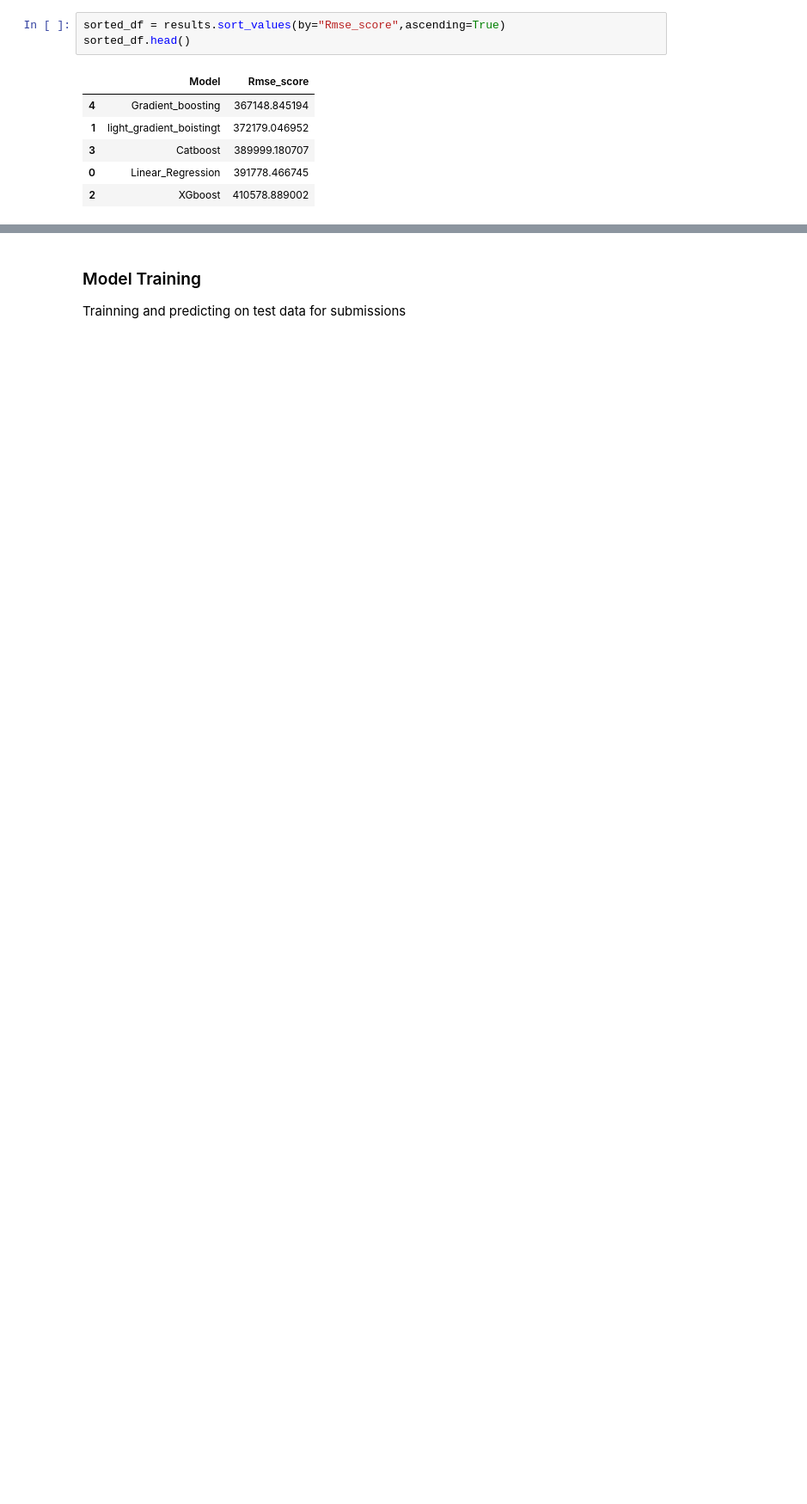
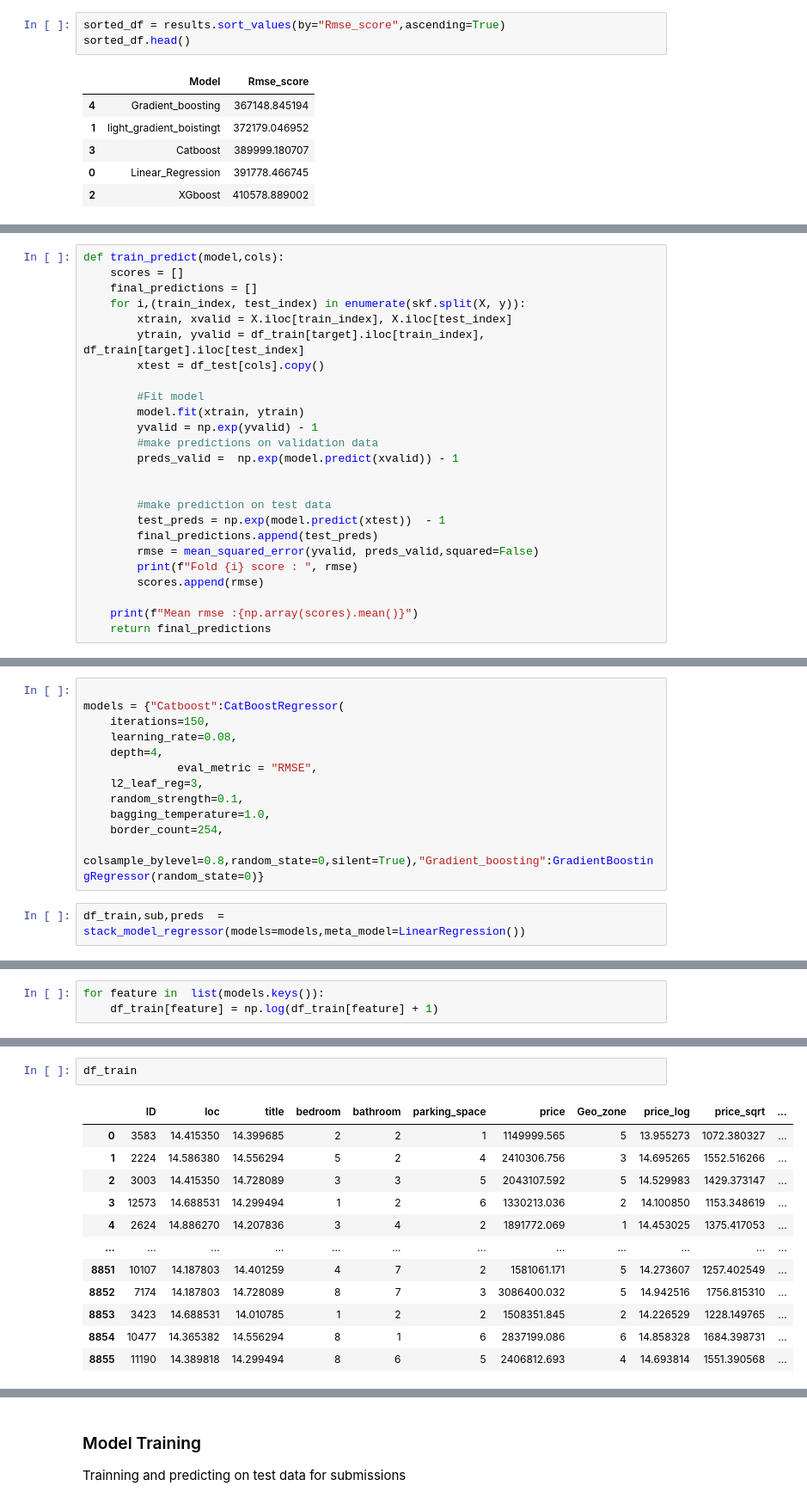
Before and after one commit to OwusuBlessing/DSN-2023-Qualification-hackaton, a Jupyter notebook: Zindi_code/Model_Building.ipynb, the cells around one changed output, grey strips where cells are left out. Shown: that part at 86% size. Drawn from its saved outputs; the diff is of its cells as text; blank space fills up the shorter version.

```diff
--- a/Zindi_code/Model_Building.ipynb
+++ b/Zindi_code/Model_Building.ipynb
@@ -304,0 +316,25 @@ sorted_df.head()
+# %%
+def train_predict(model,cols):
+    scores = []
+    final_predictions = []
+    for i,(train_index, test_index) in enumerate(skf.split(X, y)):
+        xtrain, xvalid = X.iloc[train_index], X.iloc[test_index]
+        ytrain, yvalid = df_train[target].iloc[train_index], df_train[target].iloc[test_index]
+        xtest = df_test[cols].copy()
+
+        #Fit model
+        model.fit(xtrain, ytrain)
+        yvalid = np.exp(yvalid) - 1
+        #make predictions on validation data
+        preds_valid =  np.exp(model.predict(xvalid)) - 1
+
+
+        #make prediction on test data
+        test_preds = np.exp(model.predict(xtest))  - 1
+        final_predictions.append(test_preds)
+        rmse = mean_squared_error(yvalid, preds_valid,squared=False)
+        print(f"Fold {i} score : ", rmse)
+        scores.append(rmse)
+
+    print(f"Mean rmse :{np.array(scores).mean()}")
+    return final_predictions
@@ -304,0 +460,14 @@ sorted_df.head()
+# %%
+
+models = {"Catboost":CatBoostRegressor(
+    iterations=150,
+    learning_rate=0.08,
+    depth=4,
+              eval_metric = "RMSE",
+    l2_leaf_reg=3,
+    random_strength=0.1,
+    bagging_temperature=1.0,
+    border_count=254,
+    colsample_bylevel=0.8,random_state=0,silent=True),"Gradient_boosting":GradientBoostingRegressor(random_state=0)}
+# %%
+df_train,sub,preds  = stack_model_regressor(models=models,meta_model=LinearRegression())
@@ -304,0 +503,3 @@ sorted_df.head()
+# %%
+for feature in  list(models.keys()):
+    df_train[feature] = np.log(df_train[feature] + 1)
@@ -304,0 +538,15 @@ sorted_df.head()
+# %%
+df_train
+# %% [output]
+|  | ID | loc | title | bedroom | bathroom | parking_space | price | Geo_zone | price_log | price_sqrt | ... |
+| 0 | 3583 | 14.415350 | 14.399685 | 2 | 2 | 1 | 1149999.565 | 5 | 13.955273 | 1072.380327 | ... |
+| 1 | 2224 | 14.586380 | 14.556294 | 5 | 2 | 4 | 2410306.756 | 3 | 14.695265 | 1552.516266 | ... |
+| 2 | 3003 | 14.415350 | 14.728089 | 3 | 3 | 5 | 2043107.592 | 5 | 14.529983 | 1429.373147 | ... |
+| 3 | 12573 | 14.688531 | 14.299494 | 1 | 2 | 6 | 1330213.036 | 2 | 14.100850 | 1153.348619 | ... |
+| 4 | 2624 | 14.886270 | 14.207836 | 3 | 4 | 2 | 1891772.069 | 1 | 14.453025 | 1375.417053 | ... |
+| ... | ... | ... | ... | ... | ... | ... | ... | ... | ... | ... | ... |
+| 8851 | 10107 | 14.187803 | 14.401259 | 4 | 7 | 2 | 1581061.171 | 5 | 14.273607 | 1257.402549 | ... |
+| 8852 | 7174 | 14.187803 | 14.728089 | 8 | 7 | 3 | 3086400.032 | 5 | 14.942516 | 1756.815310 | ... |
+| 8853 | 3423 | 14.688531 | 14.010785 | 1 | 2 | 2 | 1508351.845 | 2 | 14.226529 | 1228.149765 | ... |
+| 8854 | 10477 | 14.365382 | 14.556294 | 8 | 1 | 6 | 2837199.086 | 6 | 14.858328 | 1684.398731 | ... |
+| 8855 | 11190 | 14.389818 | 14.299494 | 8 | 6 | 5 | 2406812.693 | 4 | 14.693814 | 1551.390568 | ... |
```
Also changed, not shown: parts of 29 cells of this notebook, 25 other files.
